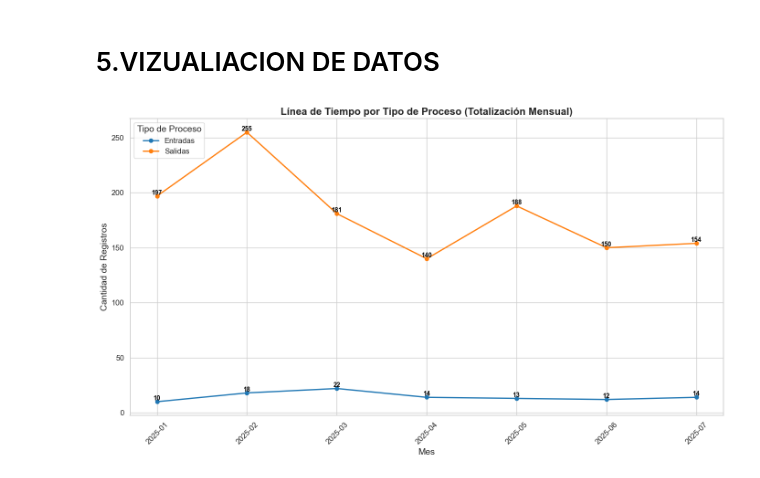
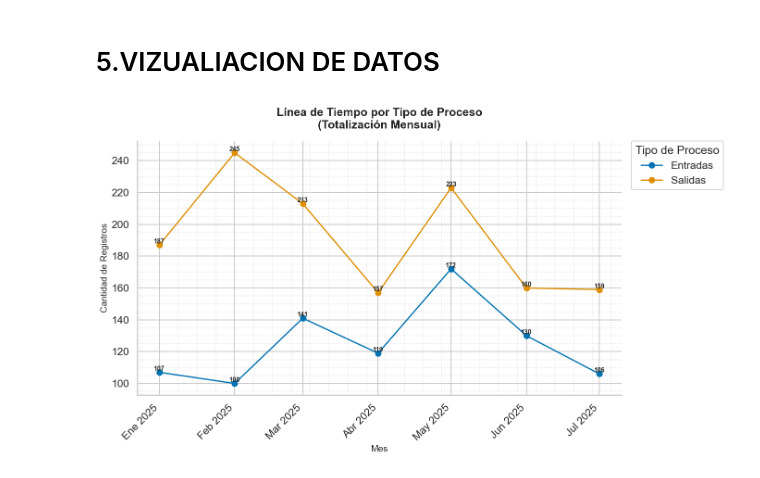
Before and after one commit to yesid95/capresoca-data-automation, a Jupyter notebook: notebooks/Aseguramiento/ESTADISTICAS_SAT.ipynb, the cells around one changed output. Drawn from its saved outputs; the diff is of its cells as text; code cells hidden in the pictures.

Commit message:
Añadir un cuaderno para validar archivos de texto en ADRES maestros - Notebook estadisticas SAT -Notebook Unificación de Maestros ADRES

```diff
--- a/notebooks/Aseguramiento/ESTADISTICAS_SAT.ipynb
+++ b/notebooks/Aseguramiento/ESTADISTICAS_SAT.ipynb
@@ -248,12 +359,13 @@ Dimensiones después de eliminar registros: (1368, 7)
 print("Dimensiones antes:", df_sat_limpio.shape)
 
 # Crear la columna 'tipo_Proceso' según las condiciones dadas
-cond_entrada_1 = (df_sat_limpio['COL16'] == 'EPSC25') & (df_sat_limpio['COL18'].isnull())
-cond_entrada_2 = (df_sat_limpio['COL16'] == 'EPSC25') & (df_sat_limpio['COL18'].str.strip() == '')
-cond_entrada_3 = (df_sat_limpio['COL16'] != 'EPSC25') & (df_sat_limpio['COL18'] == 'EPSC25')
+cond_entrada_1 = (df_sat_limpio['COL16'] == 'EPS025') & (df_sat_limpio['COL18'].isnull())
+cond_entrada_2 = (df_sat_limpio['COL16'] == 'EPS025') & (df_sat_limpio['COL18'].str.strip() == '')
+cond_entrada_3 = (df_sat_limpio['COL16'] != 'EPS025') & (df_sat_limpio['COL18'] == 'EPS025')
+cond_entrada_4 = (df_sat_limpio['COL16'] == 'EPS025') & (df_sat_limpio['COL18'] == 'EPS025')
 
-cond_entrada = cond_entrada_1 | cond_entrada_2 | cond_entrada_3
-cond_salida = (df_sat_limpio['COL16'] == 'EPSC25') & (df_sat_limpio['COL18'] != 'EPSC25') & (~df_sat_limpio['COL18'].isnull()) & (df_sat_limpio['COL18'].str.strip() != '')
+cond_entrada = cond_entrada_1 | cond_entrada_2 | cond_entrada_3 | cond_entrada_4
+cond_salida = (df_sat_limpio['COL16'] == 'EPS025') & (df_sat_limpio['COL18'] != 'EPS025') & (~df_sat_limpio['COL18'].isnull()) & (df_sat_limpio['COL18'].str.strip() != '')
 
 df_sat_limpio['tipo_Proceso'] = None
 df_sat_limpio.loc[cond_entrada, 'tipo_Proceso'] = 'Entradas'
@@ -266,4 +378,8 @@ print("Dimensiones después:", df_sat_limpio.shape)
 porcentaje_categorias = df_sat_limpio['tipo_Proceso'].value_counts(dropna=False, normalize=True) * 100
 print("Porcentaje de categorías en 'tipo_Proceso':")
 print(porcentaje_categorias)
+
+# Imprimir los registros donde la columna COL24 sea igual a "42490216"
+registros_filtrados = df_sat_limpio[df_sat_limpio["COL24"] == "42490216"]
+print(registros_filtrados)
 # %% [output]
@@ -327,47 +471,78 @@ df_sat_limpio['fec_maestro'] = df_sat_limpio.apply(obtener_fec_maestro, axis=1)
 # %%
 import matplotlib.pyplot as plt
 import seaborn as sns
+import matplotlib.dates as mdates
 
 # Asegurarse de que la columna COL1 esté en formato de fecha
 df_sat_limpio['COL1'] = pd.to_datetime(df_sat_limpio['COL1'], format='%d-%m-%Y', errors='coerce')
 
 # Crear una nueva columna para el mes y año
 df_sat_limpio['Mes_Año'] = df_sat_limpio['COL1'].dt.to_period('M')
 
 # Agrupar por Mes_Año y tipo_Proceso, y contar los registros
 totales_por_mes = df_sat_limpio.groupby(['Mes_Año', 'tipo_Proceso']).size().reset_index(name='Total')
 
 # Pivotar los datos para que cada tipo_Proceso sea una columna
 timeline = totales_por_mes.pivot(index='Mes_Año', columns='tipo_Proceso', values='Total').fillna(0)
 
-# Configuración de estilo para gráficos
-sns.set_theme(style="whitegrid")
+import matplotlib.pyplot as plt
+import seaborn as sns
+import matplotlib.dates as mdates
 
-# Crear el gráfico
-plt.figure(figsize=(14, 8))
-palette = sns.color_palette("tab10")  # Paleta de colores
+# Mapeo abreviado de meses en español
+spanish_abbr = {
+    1: 'Ene', 2: 'Feb', 3: 'Mar', 4: 'Abr',
+    5: 'May', 6: 'Jun', 7: 'Jul', 8: 'Ago',
+    9: 'Sep', 10: 'Oct', 11: 'Nov', 12: 'Dic'
+}
 
-# Graficar cada tipo de proceso con un estilo único
-for column, color in zip(timeline.columns, palette):
-    plt.plot(timeline.index.astype(str), timeline[column], marker='o', label=column, color=color, linewidth=2)
-    # Añadir etiquetas de datos con mejor visibilidad
-    for x, y in zip(timeline.index.astype(str), timeline[column]):
-        plt.text(x, y, str(int(y)), fontsize=10, color='black', ha='center', va='bottom', fontweight='bold')
+# Estilo y paleta
+sns.set_theme(style="whitegrid", context="talk", palette="colorblind")
 
-# Títulos y etiquetas
-plt.title('Línea de Tiempo por Tipo de Proceso (Totalización Mensual)', fontsize=16, fontweight='bold')
-plt.xlabel('Mes', fontsize=14)
-plt.ylabel('Cantidad de Registros', fontsize=14)
+# Índice de fechas (Timestamp)
+idx = timeline.index.to_timestamp()
 
-# Personalización de ejes
-plt.xticks(fontsize=12, rotation=45)
-plt.yticks(fontsize=12)
+fig, ax = plt.subplots(figsize=(14, 8))
 
-# Leyenda
-plt.legend(title='Tipo de Proceso', fontsize=12, title_fontsize=14, loc='upper left')
+for column in timeline.columns:
+    y = timeline[column].values
+    ax.plot(idx, y, marker='o', linewidth=2, label=column)
+    # Etiqueta cada punto
+    for x, val in zip(idx, y):
+        ax.text(x, val, f"{int(val)}",
+                va='bottom', ha='center',
+                fontsize=10, fontweight='bold')
 
-# Ajustar márgenes y mostrar
+# Formato de eje X con etiquetas en español
+ax.set_xticks(idx)
+ax.set_xticklabels(
+    [f"{spanish_abbr[d.month]} {d.year}" for d in idx],
+    rotation=45,
+    ha='right'
+)
+
+# Despine y grillas secundarias
+sns.despine(ax=ax)
+ax.minorticks_on()
+ax.grid(which='minor', linestyle=':', alpha=0.5)
+
+# Títulos y ejes
+ax.set_title(
+    'Línea de Tiempo por Tipo de Proceso\n(Totalización Mensual)',
+    fontsize=18, fontweight='bold', pad=20
+)
+ax.set_xlabel('Mes', fontsize=14)
+ax.set_ylabel('Cantidad de Registros', fontsize=14)
+
+# Leyenda fuera del plot
+ax.legend(
+    title='Tipo de Proceso',
+    loc='upper left',
+    bbox_to_anchor=(1.02, 1),
+    borderaxespad=0.
+)
+
 plt.tight_layout()
 plt.show()
 # %% [output]
-[figure, old version]
+[figure, new version]
```
Also changed, not shown: parts of 18 cells of this notebook, 4 other files.
